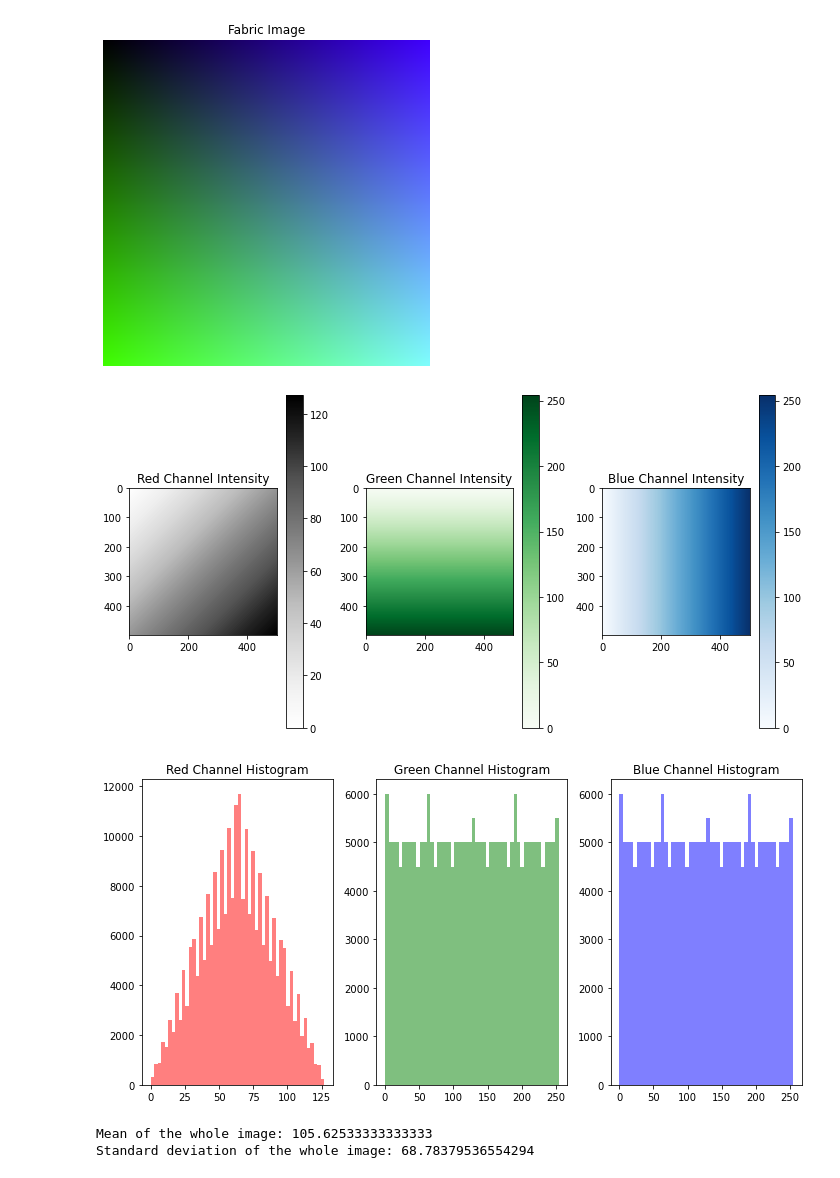
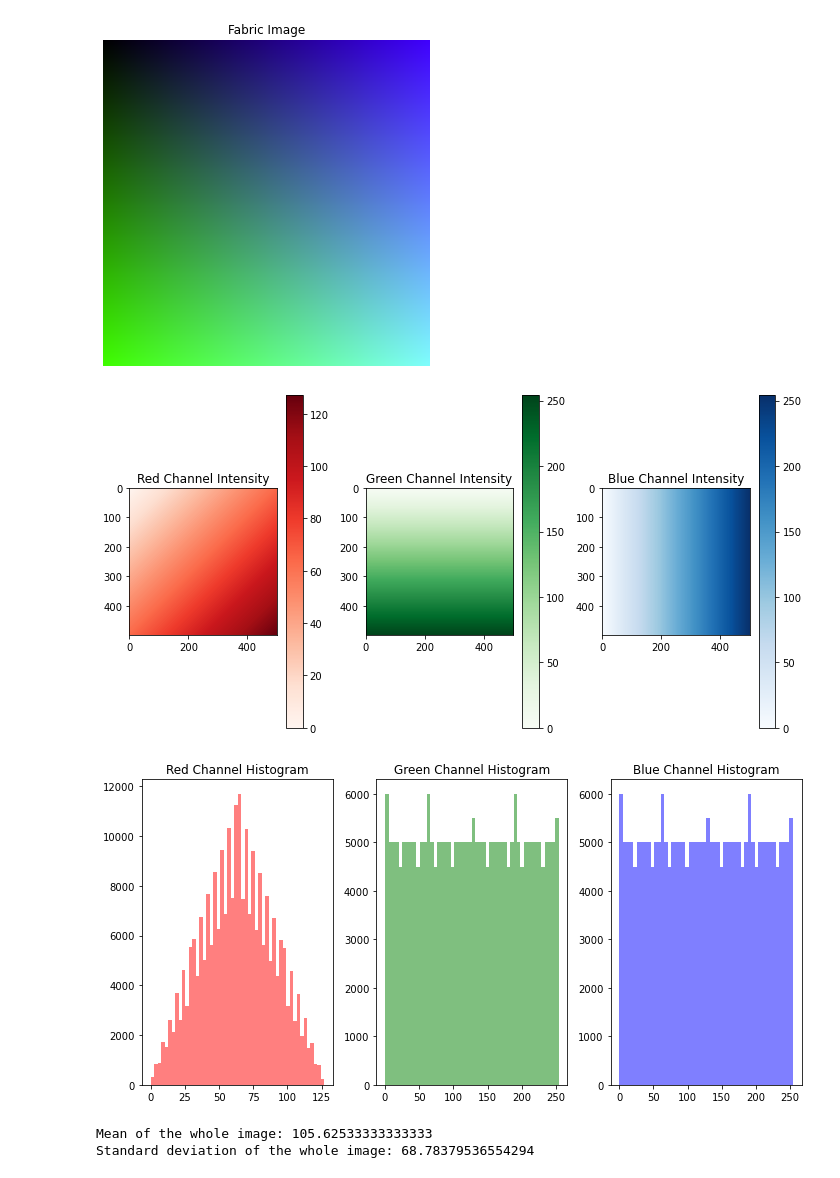
Before and after one commit to Abdelrahman776/Fabric-pattern-Image-Generator, a Jupyter notebook: assigment1.ipynb, the cells around one changed output. Cells and saved outputs as stored; diff of their text form; code cells hidden in the pictures.

```diff
--- a/assigment1.ipynb
+++ b/assigment1.ipynb
@@ -62,36 +57,0 @@ plt.show()
-# %%
-def generate_gradient_image(width, height, colors):
-    # Create an empty image
-    gradient_image = np.zeros((height, width, 3), dtype=np.uint8)
-
-    # Define corner colors
-    top_left_color = colors[0]
-    top_right_color = colors[1]
-    bottom_right_color = colors[2]
-    bottom_left_color = colors[3]
-
-    # Generate gradient image
-    for y in range(height):
-        for x in range(width):
-            # Interpolate colors based on position
-            color_top = [int((bottom_left_color[0] * (width - x) * (height - y) + bottom_right_color[0] * x * (height - y) + top_left_color[0] * (width - x) * y + top_right_color[0] * x * y) / (width * height)),
-                         int((bottom_left_color[1] * (width - x) * (height - y) + bottom_right_color[1] * x * (height - y) + top_left_color[1] * (width - x) * y + top_right_color[1] * x * y) / (width * height)),
-                         int((bottom_left_color[2] * (width - x) * (height - y) + bottom_right_color[2] * x * (height - y) + top_left_color[2] * (width - x) * y + top_right_color[2] * x * y) / (width * height))]
-            gradient_image[y, x] = color_top
-
-    return gradient_image
-
-# Define image size
-width, height = 500, 500
-
-# Define colors for each corner
-top_left_color = (255, 0, 0)        # Red
-top_right_color = (0, 255, 0)       # Green
-bottom_right_color = (0, 0, 255)    # Blue
-bottom_left_color = (255, 255, 0)   # Yellow
-
-# Generate gradient image
-gradient_image = generate_gradient_image(width, height, [top_left_color, top_right_color, bottom_right_color, bottom_left_color])
-
-# Display the generated image
-plt.imshow( gradient_image)
@@ -252,7 +149,7 @@ b_channel = fabric_image[:, :, 2]
 plt.figure(figsize=(10, 5))
 
 plt.subplot(1, 3, 1)
-plt.imshow(r_channel, cmap='Greys')
+plt.imshow(r_channel, cmap='Reds')
 plt.title('Red Channel Intensity')
 plt.colorbar()
 
@@ -267,34 +164,34 @@ plt.title('Blue Channel Intensity')
 plt.colorbar()
 
 plt.tight_layout()
 plt.show()
 
 # Plot histograms of each color channel on three subplots in another figure
 plt.figure(figsize=(10, 5))
 
 plt.subplot(1, 3, 1)
 plt.hist(r_channel.flatten(), bins=50, color='red', alpha=0.5)
 plt.title('Red Channel Histogram')
 
 plt.subplot(1, 3, 2)
 plt.hist(g_channel.flatten(), bins=50, color='green', alpha=0.5)
 plt.title('Green Channel Histogram')
 
 plt.subplot(1, 3, 3)
 plt.hist(b_channel.flatten(), bins=50, color='blue', alpha=0.5)
 plt.title('Blue Channel Histogram')
 
 plt.tight_layout()
 plt.show()
 
 # Calculate mean and standard deviation of the whole image
 mean_value = np.mean(fabric_image)
 std_deviation = np.std(fabric_image)
 print(f"Mean of the whole image: {mean_value}")
 print(f"Standard deviation of the whole image: {std_deviation}")
 # %% [output]
 [figure]
-[figure, old version]
+[figure, new version]
 [figure]
 Mean of the whole image: 105.62533333333333
 Standard deviation of the whole image: 68.78379536554294
```
Also changed, not shown: parts of 7 cells of this notebook.
